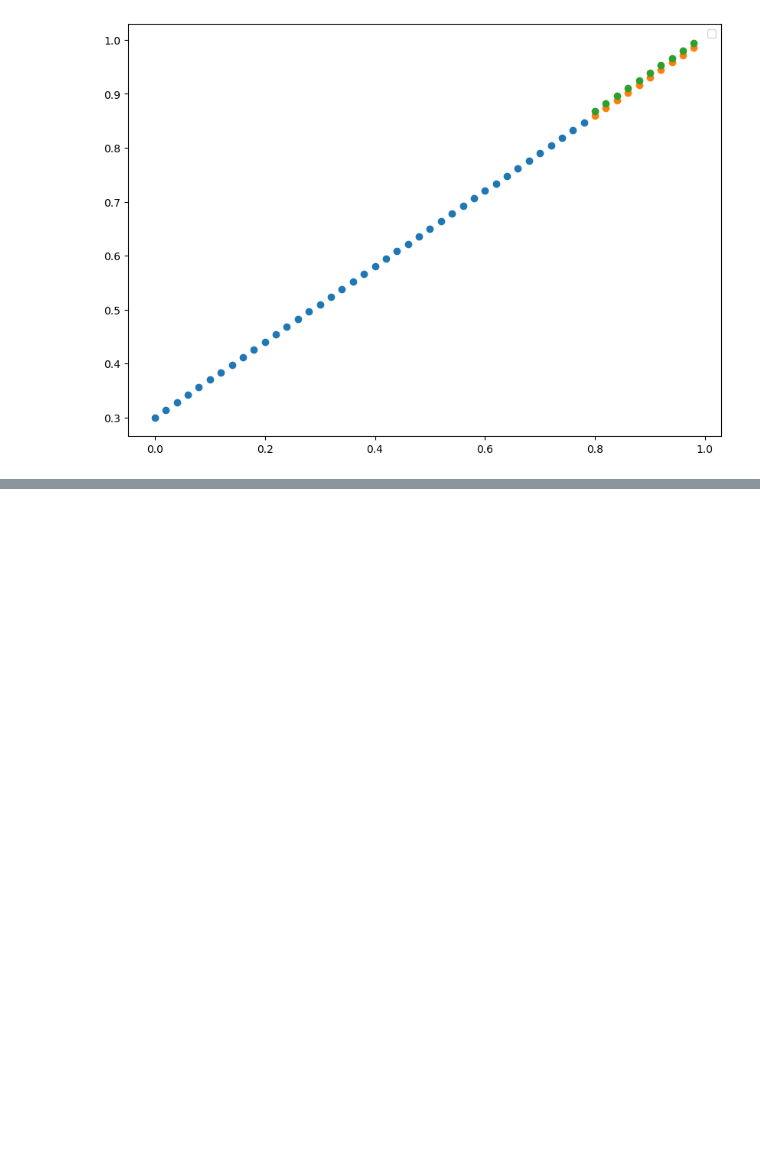
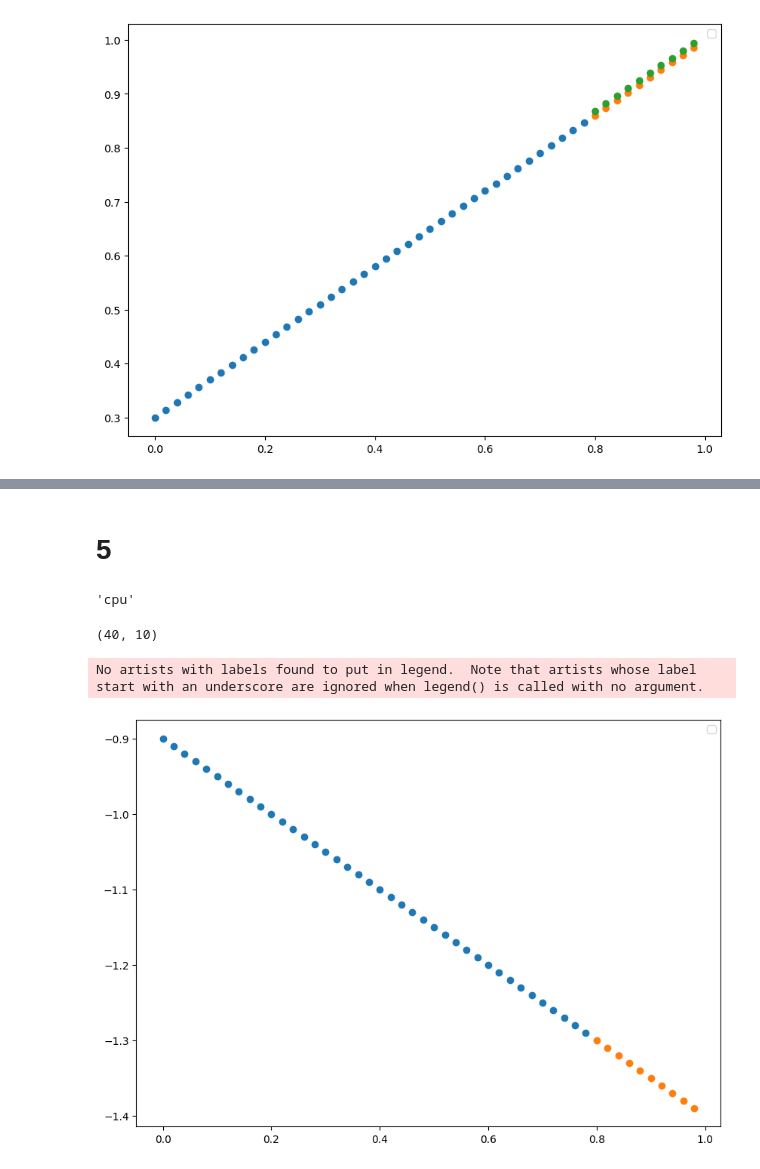
Before and after one commit to saishankar2748/Pytorch_for_DL, a Jupyter notebook: 01_pytorch_workflow.ipynb, the cells around one changed output, grey strips where cells are left out. Cells and saved outputs as stored; diff of their text form; code cells hidden in the pictures; blank space fills up the shorter version.

```diff
--- a/01_pytorch_workflow.ipynb
+++ b/01_pytorch_workflow.ipynb
@@ -196,0 +254,40 @@ No artists with labels found to put in legend.  Note that artists whose label st
+# %% [markdown]
+# 5
+# %%
+device = 'cuda' if torch.cuda.is_available() else 'cpu'
+device
+# %% [output]
+'cpu'
+# %%
+weight = -0.5
+bias = -0.9
+
+X = torch.arange(0,1,0.02).unsqueeze(dim=1)
+X.to(device=device)
+y = X * weight + bias
+
+split = int(len(X)*0.8)
+
+X_train, y_train = X[:split], y[:split]
+X_test, y_test = X[split:], y[split:]
+len(X_train), len(y_test)
+# %% [output]
+(40, 10)
+# %%
+def plot_predictions(train_data=X_train,
+                    train_labels=y_train,
+                    test_data=X_test,
+                     test_labels=y_test,
+                     predictions=None
+                    ):
+    plt.figure(figsize=(10,7))
+    plt.scatter(train_data,train_labels)
+    plt.scatter(test_data,test_labels)
+    if predictions is not None:
+        plt.scatter(test_data,predictions)
+    plt.legend()
+
+plot_predictions()
+# %% [output]
+No artists with labels found to put in legend.  Note that artists whose label start with an underscore are ignored when legend() is called with no argument.
+[figure, added]
```
Also changed, not shown: parts of 18 cells of this notebook, 3 other files.
